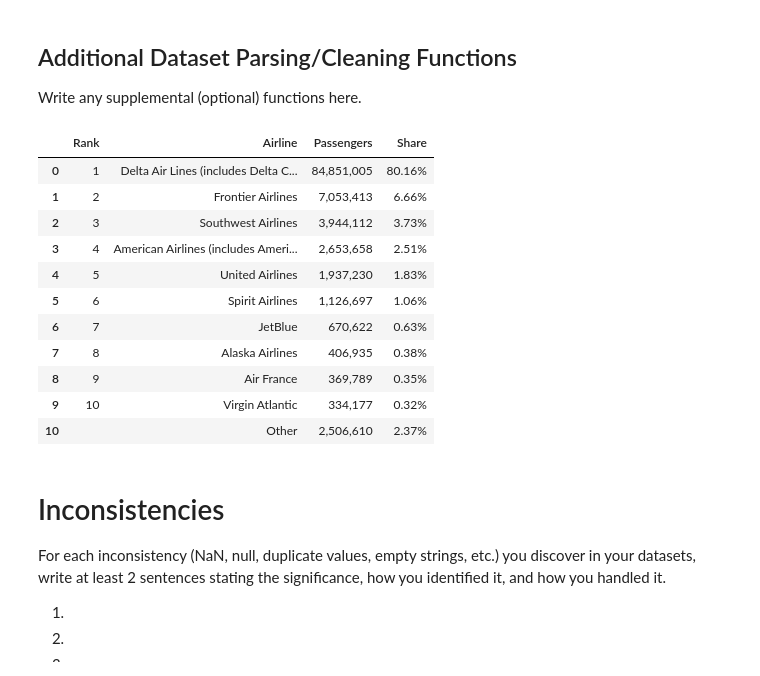
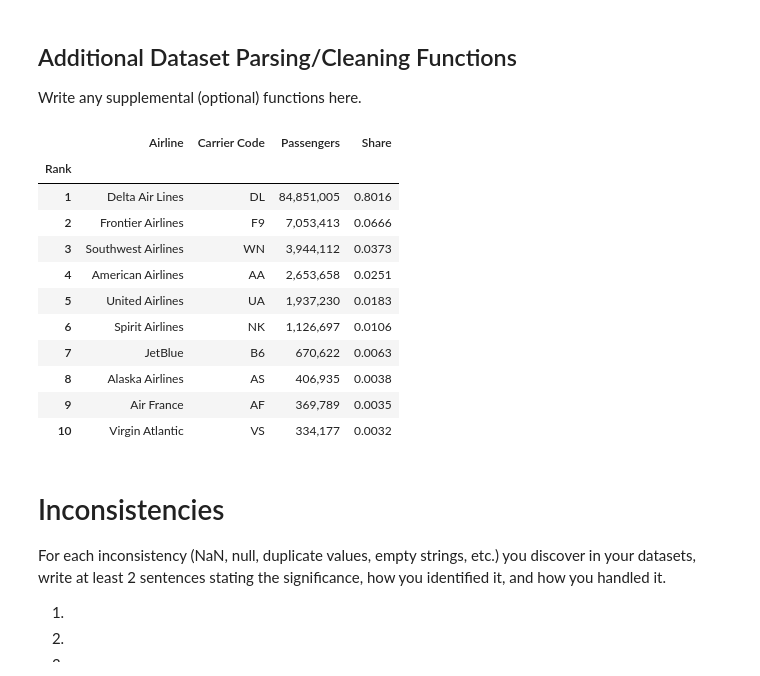
Before and after one commit to stabweee/FlightDelay, a Jupyter notebook: submissions/Final Project Phase II.ipynb, the cells around one changed output. Drawn from its saved outputs; the diff is of its cells as text; code cells hidden in the pictures.

Commit message:
Fixed inconsistency with market share dataset and added carrier code

```diff
--- a/submissions/Final Project Phase II.ipynb
+++ b/submissions/Final Project Phase II.ipynb
@@ -184,43 +184,62 @@ html_parser()
 
 Write any supplemental (optional) functions here.
 # %%
+airline_codes = {"Delta Air Lines" : "DL", "Frontier Airlines" : "F9", "Southwest Airlines" : "WN", "American Airlines" : "AA", "United Airlines" : "UA", "Spirit Airlines" : "NK", "JetBlue" : "B6", "Alaska Airlines" : "AS", "Air France" : "AF", "Virgin Atlantic" : "VS"}
 def extra_source1():
     url = "https://en.wikipedia.org/wiki/Hartsfield-Jackson_Atlanta_International_Airport"
     agent = {"User-Agent": "Mozilla/5.0 (Windows NT 10.0; Win64; x64) AppleWebKit/537.36 (KHTML, like Gecko) Chrome/97.0.4692.99 Safari/537.36"}
     response = requests.get(url, headers=agent)
     soup = BeautifulSoup(response.content, "html.parser")
 
     market_shares = []
     section = soup.find("section", attrs={"aria-labelledby": "Airline_market_share"})
     table = section.find("table")
     for row in table.find_all("tr")[1:]:
         entries = [cell.text.strip() for cell in row.find_all("td")]
         market_shares.append(entries)
 
     # List to DataFrame
     market_shares_df = pd.DataFrame(market_shares, columns=["Rank", "Airline", "Passengers", "Share"])
 
+    # Remove info kept in () in name of the airline * only applies to Delta and American
+    market_shares_df["Airline"] = market_shares_df["Airline"].str.replace(r"\s*\(.*?\)", "", regex=True).str.strip()
+
+    # Add columnn matching airline to its corresponding airline code.
+    ## Re-order the columns so that carrier code is right after Airline
+    market_shares_df["Carrier Code"] = market_shares_df["Airline"].map(airline_codes)
+    market_shares_df = market_shares_df[["Rank", "Airline", "Carrier Code", "Passengers", "Share"]]
+
+    # Drop Other airlines because we do not have any other carriers in the csv file of departure delays.
+    ## Value of Other's Carrier Code is NaN. We will drop as a result.
+    market_shares_df = market_shares_df.dropna(subset = ["Carrier Code"])
+
+    # Convert string of market share percentage into float value for analysis.
+    market_shares_df["Share"] = np.round(market_shares_df["Share"].str.rstrip("%").astype(float) / 100, 4)
+
+    # We set the Rank column as the index because the rank already orders the airlines by the share.
+    market_shares_df = market_shares_df.set_index("Rank")
+
     # DataFrame to CSV
     market_shares_df.to_csv("../data/processed/market_shares.csv", index=False)
 
     return market_shares_df
 
 
 ############ Function Call ############
 extra_source1()
 # %% [output]
-|  | Rank | Airline | Passengers | Share |
-| 0 | 1 | Delta Air Lines (includes Delta C... | 84,851,005 | 80.16% |
-| 1 | 2 | Frontier Airlines | 7,053,413 | 6.66% |
-| 2 | 3 | Southwest Airlines | 3,944,112 | 3.73% |
-| 3 | 4 | American Airlines (includes Ameri... | 2,653,658 | 2.51% |
-| 4 | 5 | United Airlines | 1,937,230 | 1.83% |
-| 5 | 6 | Spirit Airlines | 1,126,697 | 1.06% |
-| 6 | 7 | JetBlue | 670,622 | 0.63% |
-| 7 | 8 | Alaska Airlines | 406,935 | 0.38% |
-| 8 | 9 | Air France | 369,789 | 0.35% |
-| 9 | 10 | Virgin Atlantic | 334,177 | 0.32% |
-| 10 |  | Other | 2,506,610 | 2.37% |
+|  | Airline | Carrier Code | Passengers | Share |
+| Rank |  |  |  |  |
+| 1 | Delta Air Lines | DL | 84,851,005 | 0.8016 |
+| 2 | Frontier Airlines | F9 | 7,053,413 | 0.0666 |
+| 3 | Southwest Airlines | WN | 3,944,112 | 0.0373 |
+| 4 | American Airlines | AA | 2,653,658 | 0.0251 |
+| 5 | United Airlines | UA | 1,937,230 | 0.0183 |
+| 6 | Spirit Airlines | NK | 1,126,697 | 0.0106 |
+| 7 | JetBlue | B6 | 670,622 | 0.0063 |
+| 8 | Alaska Airlines | AS | 406,935 | 0.0038 |
+| 9 | Air France | AF | 369,789 | 0.0035 |
+| 10 | Virgin Atlantic | VS | 334,177 | 0.0032 |
 # %%
 # Define further extra source functions as necessary
 # %% [markdown]
```
Also changed, not shown: parts of 1 cell of this notebook, 2 other files.
